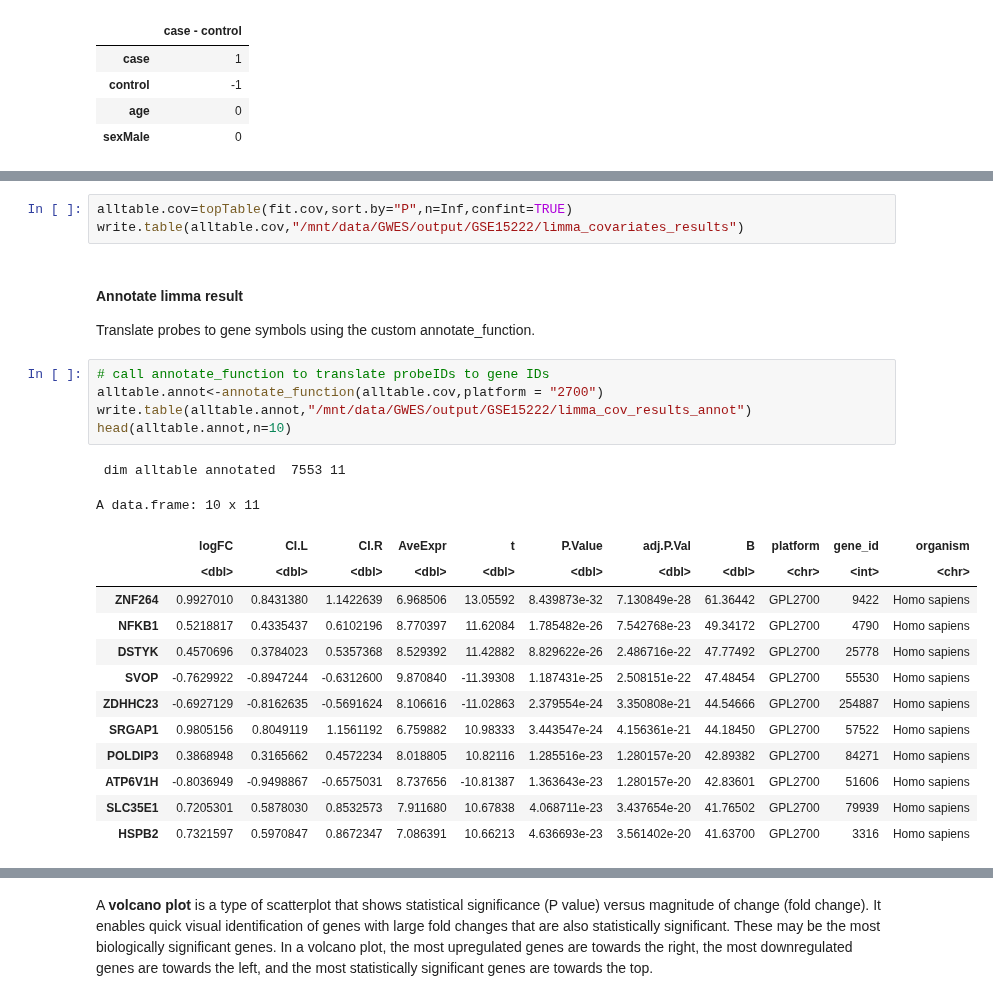
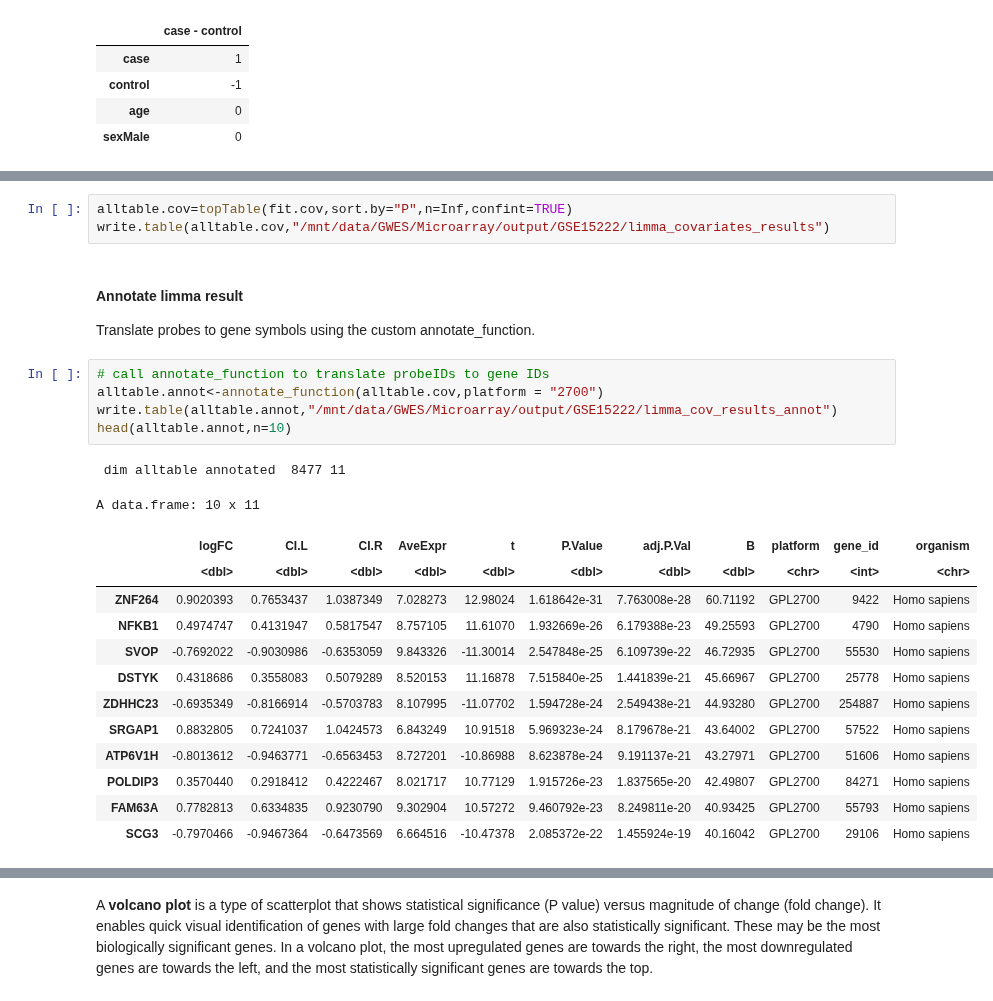
Before and after one commit to laumadmar/MOMIC_notebooks, a Jupyter notebook: GWES/Microarray/Task2_DifferentialExpression_template-stepbystep.ipynb, the cells around one changed output, grey strips where cells are left out. Saved outputs shown, nothing was run; the diff lists cells and outputs as text.

Commit message:
Microarray templates finished

```diff
--- a/GWES/Microarray/Task2_DifferentialExpression_template-stepbystep.ipynb
+++ b/GWES/Microarray/Task2_DifferentialExpression_template-stepbystep.ipynb
@@ -163,6 +163,6 @@ Up               3162
 # %%
 alltable.cov=topTable(fit.cov,sort.by="P",n=Inf,confint=TRUE)
-write.table(alltable.cov,"/mnt/data/GWES/output/GSE15222/limma_covariates_results")
+write.table(alltable.cov,"/mnt/data/GWES/Microarray/output/GSE15222/limma_covariates_results")
 # %% [markdown]
 #### Annotate limma result
 
@@ -170,23 +170,23 @@ Translate probes to gene symbols using the custom annotate_function.
 # %%
 # call annotate_function to translate probeIDs to gene IDs
 alltable.annot<-annotate_function(alltable.cov,platform = "2700")
-write.table(alltable.annot,"/mnt/data/GWES/output/GSE15222/limma_cov_results_annot")
+write.table(alltable.annot,"/mnt/data/GWES/Microarray/output/GSE15222/limma_cov_results_annot")
 head(alltable.annot,n=10)
 # %% [output]
- dim alltable annotated  7553 11
+ dim alltable annotated  8477 11
 A data.frame: 10 x 11
 |  | logFC | CI.L | CI.R | AveExpr | t | P.Value | adj.P.Val | B | platform | gene_id | organism |
 |  | <dbl> | <dbl> | <dbl> | <dbl> | <dbl> | <dbl> | <dbl> | <dbl> | <chr> | <int> | <chr> |
-| ZNF264 | 0.9927010 | 0.8431380 | 1.1422639 | 6.968506 | 13.05592 | 8.439873e-32 | 7.130849e-28 | 61.36442 | GPL2700 | 9422 | Homo sapiens |
-| NFKB1 | 0.5218817 | 0.4335437 | 0.6102196 | 8.770397 | 11.62084 | 1.785482e-26 | 7.542768e-23 | 49.34172 | GPL2700 | 4790 | Homo sapiens |
-| DSTYK | 0.4570696 | 0.3784023 | 0.5357368 | 8.529392 | 11.42882 | 8.829622e-26 | 2.486716e-22 | 47.77492 | GPL2700 | 25778 | Homo sapiens |
-| SVOP | -0.7629922 | -0.8947244 | -0.6312600 | 9.870840 | -11.39308 | 1.187431e-25 | 2.508151e-22 | 47.48454 | GPL2700 | 55530 | Homo sapiens |
-| ZDHHC23 | -0.6927129 | -0.8162635 | -0.5691624 | 8.106616 | -11.02863 | 2.379554e-24 | 3.350808e-21 | 44.54666 | GPL2700 | 254887 | Homo sapiens |
-| SRGAP1 | 0.9805156 | 0.8049119 | 1.1561192 | 6.759882 | 10.98333 | 3.443547e-24 | 4.156361e-21 | 44.18450 | GPL2700 | 57522 | Homo sapiens |
-| POLDIP3 | 0.3868948 | 0.3165662 | 0.4572234 | 8.018805 | 10.82116 | 1.285516e-23 | 1.280157e-20 | 42.89382 | GPL2700 | 84271 | Homo sapiens |
-| ATP6V1H | -0.8036949 | -0.9498867 | -0.6575031 | 8.737656 | -10.81387 | 1.363643e-23 | 1.280157e-20 | 42.83601 | GPL2700 | 51606 | Homo sapiens |
-| SLC35E1 | 0.7205301 | 0.5878030 | 0.8532573 | 7.911680 | 10.67838 | 4.068711e-23 | 3.437654e-20 | 41.76502 | GPL2700 | 79939 | Homo sapiens |
-| HSPB2 | 0.7321597 | 0.5970847 | 0.8672347 | 7.086391 | 10.66213 | 4.636693e-23 | 3.561402e-20 | 41.63700 | GPL2700 | 3316 | Homo sapiens |
+| ZNF264 | 0.9020393 | 0.7653437 | 1.0387349 | 7.028273 | 12.98024 | 1.618642e-31 | 7.763008e-28 | 60.71192 | GPL2700 | 9422 | Homo sapiens |
+| NFKB1 | 0.4974747 | 0.4131947 | 0.5817547 | 8.757105 | 11.61070 | 1.932669e-26 | 6.179388e-23 | 49.25593 | GPL2700 | 4790 | Homo sapiens |
+| SVOP | -0.7692022 | -0.9030986 | -0.6353059 | 9.843326 | -11.30014 | 2.547848e-25 | 6.109739e-22 | 46.72935 | GPL2700 | 55530 | Homo sapiens |
+| DSTYK | 0.4318686 | 0.3558083 | 0.5079289 | 8.520153 | 11.16878 | 7.515840e-25 | 1.441839e-21 | 45.66967 | GPL2700 | 25778 | Homo sapiens |
+| ZDHHC23 | -0.6935349 | -0.8166914 | -0.5703783 | 8.107995 | -11.07702 | 1.594728e-24 | 2.549438e-21 | 44.93280 | GPL2700 | 254887 | Homo sapiens |
+| SRGAP1 | 0.8832805 | 0.7241037 | 1.0424573 | 6.843249 | 10.91518 | 5.969323e-24 | 8.179678e-21 | 43.64002 | GPL2700 | 57522 | Homo sapiens |
+| ATP6V1H | -0.8013612 | -0.9463771 | -0.6563453 | 8.727201 | -10.86988 | 8.623878e-24 | 9.191137e-21 | 43.27971 | GPL2700 | 51606 | Homo sapiens |
+| POLDIP3 | 0.3570440 | 0.2918412 | 0.4222467 | 8.021717 | 10.77129 | 1.915726e-23 | 1.837565e-20 | 42.49807 | GPL2700 | 84271 | Homo sapiens |
+| FAM63A | 0.7782813 | 0.6334835 | 0.9230790 | 9.302904 | 10.57272 | 9.460792e-23 | 8.249811e-20 | 40.93425 | GPL2700 | 55793 | Homo sapiens |
+| SCG3 | -0.7970466 | -0.9467364 | -0.6473569 | 6.664516 | -10.47378 | 2.085372e-22 | 1.455924e-19 | 40.16042 | GPL2700 | 29106 | Homo sapiens |
 # %%
 # volcano plot
 with(alltable.annot, plot(logFC, -log10(P.Value), pch=20, main="Volcano plot", ylab="-log10 p-value", xlab="log2 fold change"))
```
Also changed, not shown: parts of 14 cells of this notebook, 9 other files.
